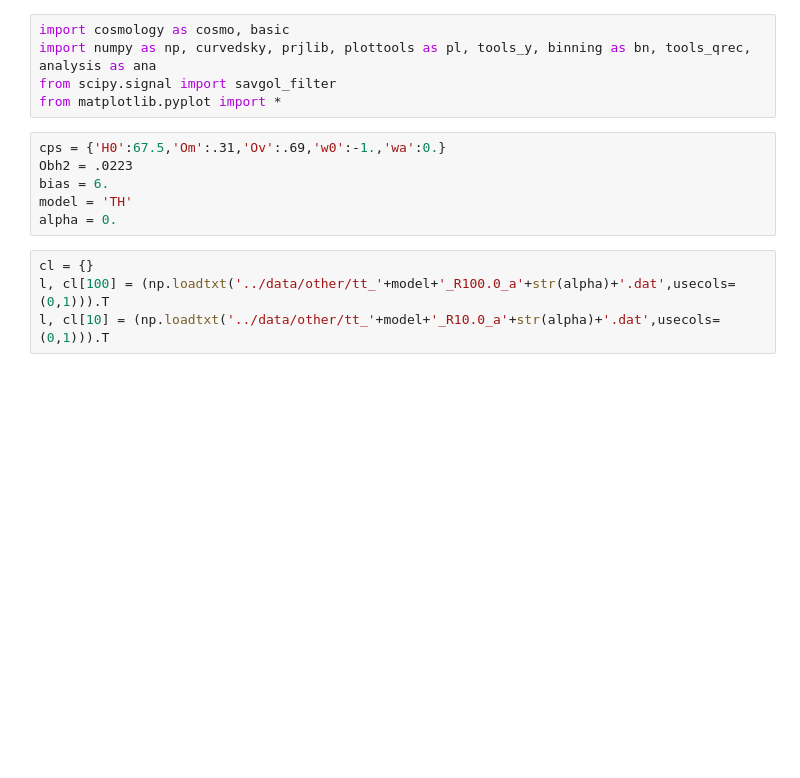
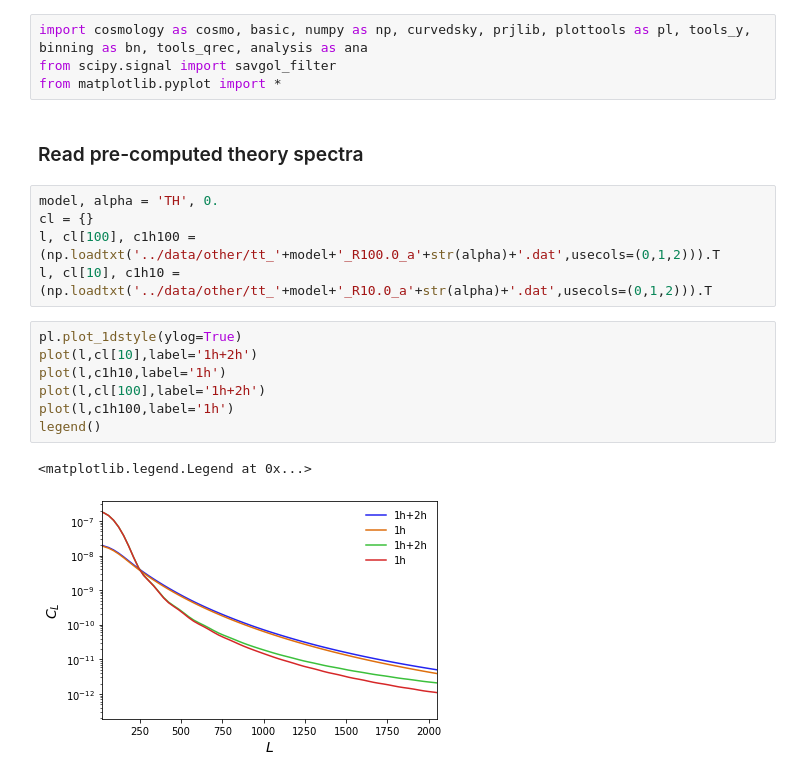
Before and after one commit to toshiyan/planck-tauxy, a Jupyter notebook: check_theory_cls.ipynb, the cells around one changed output. Cells and saved outputs as stored; diff of their text form; blank space fills up the shorter version.

```diff
--- a/check_theory_cls.ipynb
+++ b/check_theory_cls.ipynb
@@ -1,15 +1,21 @@
 # %%
-import cosmology as cosmo, basic
-import numpy as np, curvedsky, prjlib, plottools as pl, tools_y, binning as bn, tools_qrec, analysis as ana
+import cosmology as cosmo, basic, numpy as np, curvedsky, prjlib, plottools as pl, tools_y, binning as bn, tools_qrec, analysis as ana
 from scipy.signal import savgol_filter
 from matplotlib.pyplot import *
-# %%
-cps = {'H0':67.5,'Om':.31,'Ov':.69,'w0':-1.,'wa':0.}
-Obh2 = .0223
-bias = 6.
-model = 'TH'
-alpha = 0.
+# %% [markdown]
+### Read pre-computed theory spectra
 # %%
+model, alpha = 'TH', 0.
 cl = {}
-l, cl[100] = (np.loadtxt('../data/other/tt_'+model+'_R100.0_a'+str(alpha)+'.dat',usecols=(0,1))).T
-l, cl[10] = (np.loadtxt('../data/other/tt_'+model+'_R10.0_a'+str(alpha)+'.dat',usecols=(0,1))).T
+l, cl[100], c1h100 = (np.loadtxt('../data/other/tt_'+model+'_R100.0_a'+str(alpha)+'.dat',usecols=(0,1,2))).T
+l, cl[10], c1h10 = (np.loadtxt('../data/other/tt_'+model+'_R10.0_a'+str(alpha)+'.dat',usecols=(0,1,2))).T
+# %%
+pl.plot_1dstyle(ylog=True)
+plot(l,cl[10],label='1h+2h')
+plot(l,c1h10,label='1h')
+plot(l,cl[100],label='1h+2h')
+plot(l,c1h100,label='1h')
+legend()
+# %% [output]
+<matplotlib.legend.Legend at 0x...>
+[figure, added]
```
Also changed, not shown: parts of 10 cells of this notebook, 2 other files.
